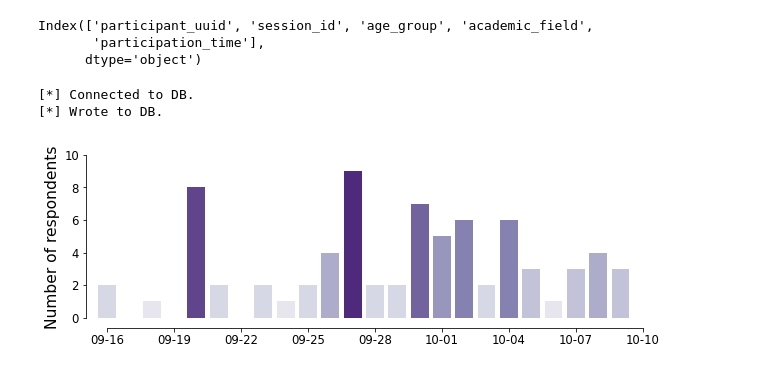
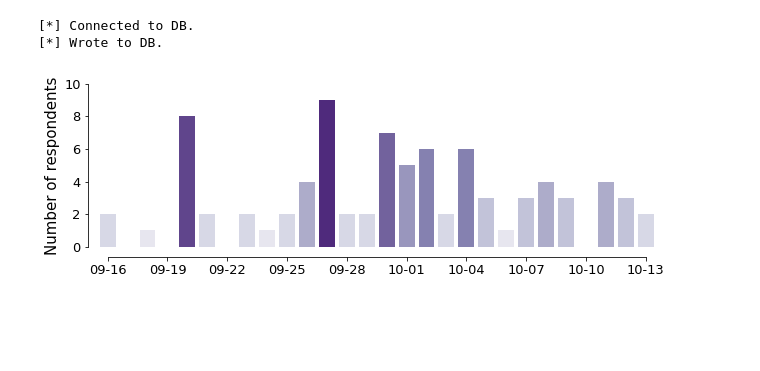
Before and after one commit to soupwaylee/masters-thesis-grabcut-cp-evaluation, a Jupyter notebook: demographics_eval.ipynb, the cells around one changed output. Drawn from its saved outputs; the diff is of its cells as text; code cells hidden in the pictures; blank space fills up the shorter version.

```diff
--- a/demographics_eval.ipynb
+++ b/demographics_eval.ipynb
@@ -74,19 +52,14 @@ respondents_df = respondents_df.rename(columns={
 # %%
-respondents_with_submissions_df = pd.merge(respondents_df, interactions_with_submissions_df, on='session_id', how='inner')
-respondents_timeline_df = pd.merge(respondents_with_submissions_df, padded_timeline_df, how='outer', left_on='participation_time', right_on='padded_time')
+respondents_with_submissions_df = pd.merge(respondents_df, first_interactions_with_submissions_df, on='session_id', how='inner')
 
-respondents_timeline_df.drop('participation_time', axis=1, inplace=True)
-respondents_timeline_df.rename(columns={'padded_time': 'participation_time'}, inplace=True)
-respondents_timeline_df['year'] = respondents_timeline_df['participation_time'].dt.year.astype('int32')
-respondents_timeline_df['month'] = respondents_timeline_df['participation_time'].dt.month.astype('int32')
-respondents_timeline_df['day'] = respondents_timeline_df['participation_time'].dt.day.astype('int32')
-respondents_timeline_df = respondents_timeline_df.fillna("")
+respondents_with_submissions_timeline_df = pd.merge(respondents_with_submissions_df, padded_timeline_df, how='outer', left_on='participation_time', right_on='padded_time')
+
+respondents_with_submissions_timeline_df.drop('participation_time', axis=1, inplace=True)
+respondents_with_submissions_timeline_df.rename(columns={'padded_time': 'participation_time'}, inplace=True)
+respondents_with_submissions_timeline_df['year'] = respondents_with_submissions_timeline_df['participation_time'].dt.year.astype('int32')
+respondents_with_submissions_timeline_df['month'] = respondents_with_submissions_timeline_df['participation_time'].dt.month.astype('int32')
+respondents_with_submissions_timeline_df['day'] = respondents_with_submissions_timeline_df['participation_time'].dt.day.astype('int32')
+respondents_with_submissions_timeline_df = respondents_with_submissions_timeline_df.fillna("")
-# %%
-respondents_with_submissions_df.columns
-# %% [output]
-Index(['participant_uuid', 'session_id', 'age_group', 'academic_field',
-       'participation_time'],
-      dtype='object')
 # %%
 # Write back to db
 conn = sqlite3.connect('grabcutstudy.db')
@@ -101,51 +75,47 @@ conn.close()
 def is_empty_string(x):
     if x == '': return 0
     else: return 1
-
-respondents_timeline_df['access'] = respondents_timeline_df['session_id'].apply(is_empty_string)
+respondents_with_submissions_timeline_df['access'] = respondents_with_submissions_timeline_df['session_id'].apply(is_empty_string)
 # %%
-participation_timeline_grouped_df = respondents_timeline_df.groupby(['year', 'month', 'day']).sum().reset_index()
+participation_timeline_grouped_df = respondents_with_submissions_timeline_df.groupby(['year', 'month', 'day']).sum().reset_index()
 participation_timeline_grouped_df['date'] = pd.to_datetime(participation_timeline_grouped_df[['year', 'month', 'day']]).dt.strftime('%m-%d')
 # %%
 sns.set_style({
     'palette': sns.dark_palette("crimson", reverse=True, as_cmap=True),
-    'xtick.top': False,
-    'ytick.right': False,
+    'ytick.left': True,
 })
 
-f, ax = plt.subplots(figsize=(10, 3))
+f, ax_foo = plt.subplots(figsize=(10, 3))
 
 sns.barplot(
     x="date", y="access", data=participation_timeline_grouped_df, dodge=False, hue="access", palette="Purples",
 )
 
-ax.set(xlabel="")
-ax.set(ylabel="Number of respondents")
+ax_foo.set(xlabel="")
+ax_foo.set(ylabel="Number of respondents")
 
-ax.set_ylim([0, 10])
-
-# ax.set_xscale("log")
-# ax.set_yscale("log")
-# ax.set_xlim([0.9, 1000])
+ax_foo.set_ylim([0, 10])
 
 sns.despine(offset=10, trim=True)
 
 dates = participation_timeline_grouped_df['date'].values.tolist()
 new_labels = [
     '' if i % 3 != 0 else elt for i, elt in enumerate(dates)]
-ax.set_xticklabels(new_labels)
+ax_foo.set_xticklabels(new_labels)
 
 i = 0
-for t in ax.xaxis.get_ticklines()[::1]:
+for t in ax_foo.xaxis.get_ticklines()[::1]:
     if i % 3 != 0:
         t.set_visible(False)
     i = i + 1
 
 plt.legend([],[], frameon=False)
-plt.savefig(f"plots/respondents_activity.png", bbox_inches='tight')
+plt.savefig(f"plots_png/respondents_activity.png", bbox_inches='tight')
+plt.savefig(f"plots_pdf/respondents_activity.pdf", format='pdf', bbox_inches='tight')
+
 plt.show()
 # %% [output]
-[figure, old version]
+[figure, new version]
 # %%
 respondents_background_df = respondents_with_submissions_df.groupby('academic_field').size().reset_index(name='counts')
 respondents_background_df.sort_values(by='counts', inplace=True, ascending=False)
```
Also changed, not shown: parts of 13 cells of this notebook.
